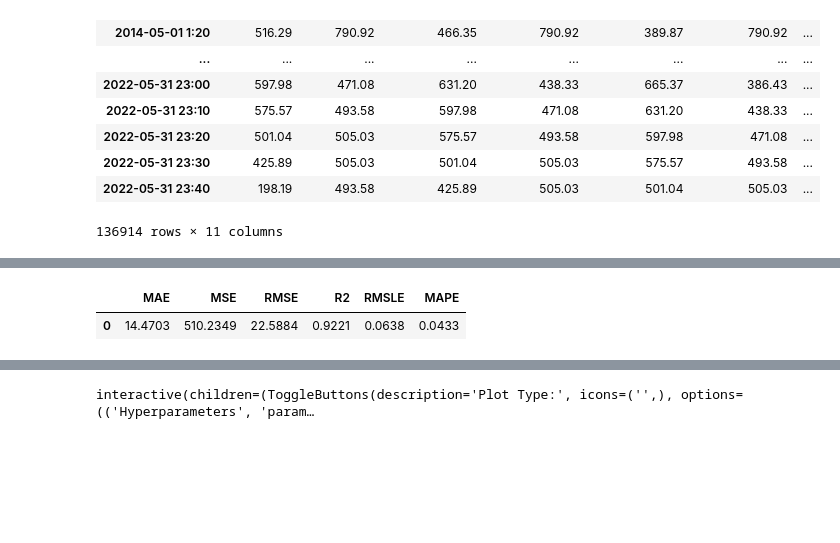
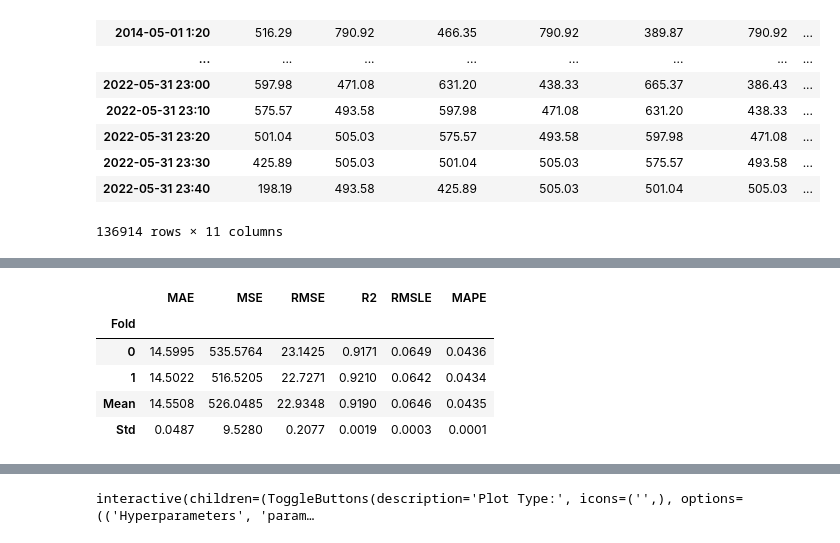
Before and after one commit to kdg1993/han_river_water_level, a Jupyter notebook: AutoML_Ryeol.ipynb, the cells around one changed output, grey strips where cells are left out. Drawn from its saved outputs; the diff is of its cells as text; code cells hidden in the pictures; blank space fills up the shorter version.

```diff
--- a/AutoML_Ryeol.ipynb
+++ b/AutoML_Ryeol.ipynb
@@ -69,5 +88,9 @@ GradientBoostingRegressor(alpha=0.9, ccp_alpha=0.0, criterion='friedman_mse',
 # %%
-gbr = create_model('gbr', cross_validation=False)
+gbr = create_model('gbr', fold=2)
 # %% [output]
 |  | MAE | MSE | RMSE | R2 | RMSLE | MAPE |
-| 0 | 14.4703 | 510.2349 | 22.5884 | 0.9221 | 0.0638 | 0.0433 |
+| Fold |  |  |  |  |  |  |
+| 0 | 14.5995 | 535.5764 | 23.1425 | 0.9171 | 0.0649 | 0.0436 |
+| 1 | 14.5022 | 516.5205 | 22.7271 | 0.9210 | 0.0642 | 0.0434 |
+| Mean | 14.5508 | 526.0485 | 22.9348 | 0.9190 | 0.0646 | 0.0435 |
+| Std | 0.0487 | 9.5280 | 0.2077 | 0.0019 | 0.0003 | 0.0001 |
```
Also changed, not shown: parts of 25 cells of this notebook.
